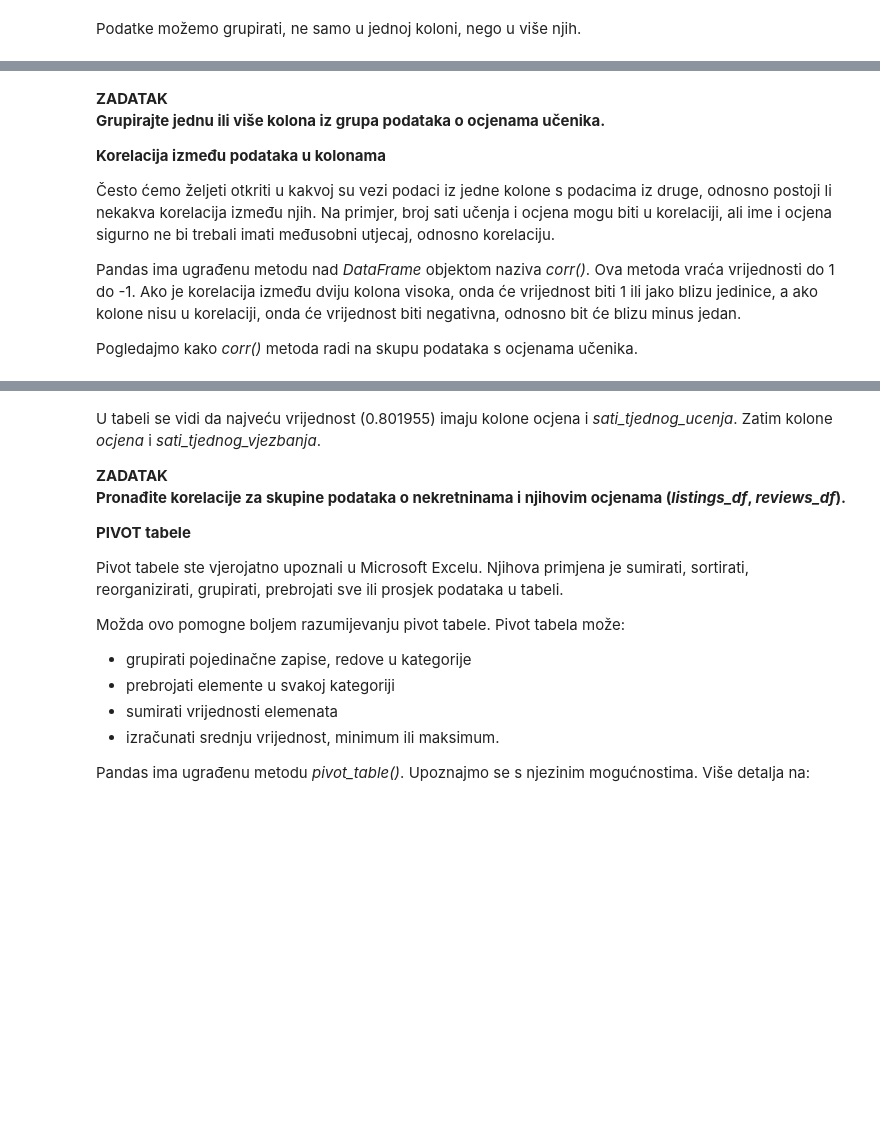
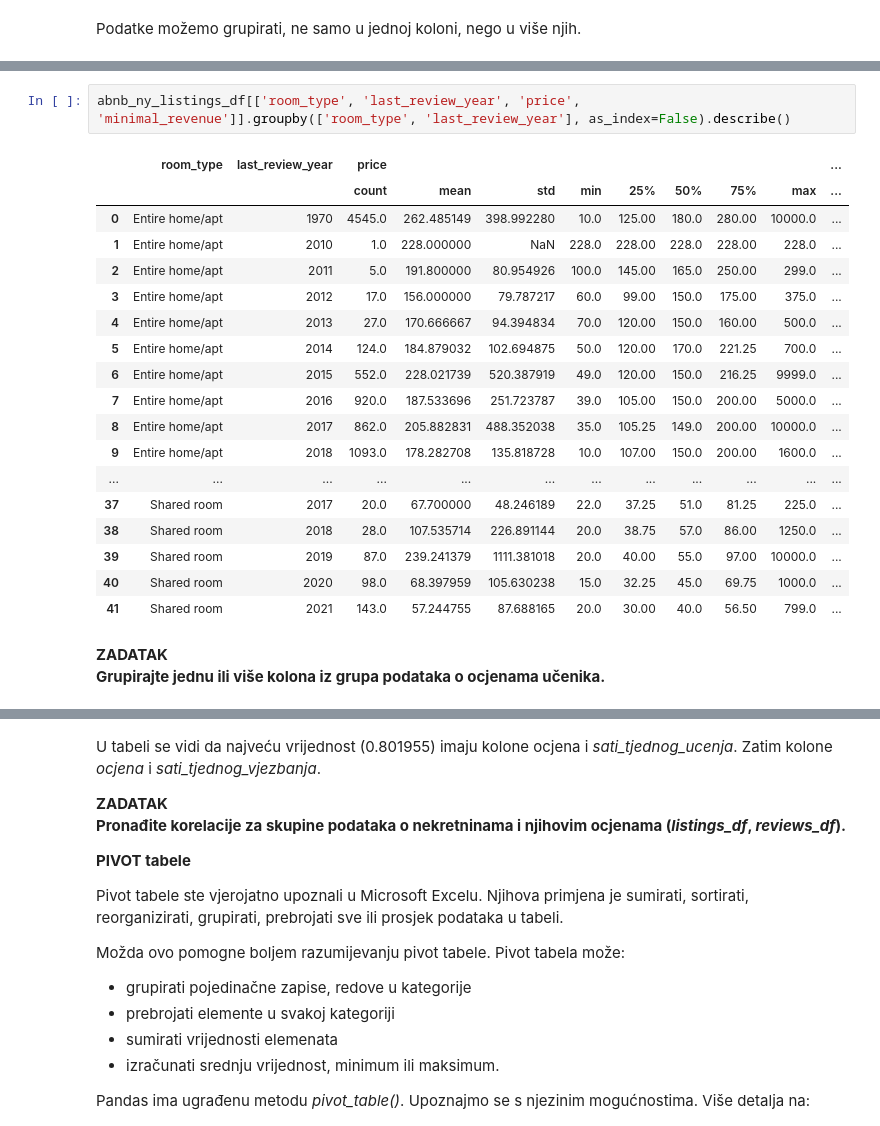
Before and after one commit to py-dev-algebra/py-jupyter-nb, a Jupyter notebook: 02 - Pandas/Pandas - Python modul za analizu podataka - Manipulacija podacima.ipynb, the cells around one changed output, grey strips where cells are left out. Drawn from its saved outputs; the diff is of its cells as text; blank space fills up the shorter version.

```diff
--- a/02 - Pandas/Pandas - Python modul za analizu podataka - Manipulacija podacima.ipynb
+++ b/02 - Pandas/Pandas - Python modul za analizu podataka - Manipulacija podacima.ipynb
@@ -1161,11 +1533,24 @@ Podatke možemo grupirati, ne samo u jednoj koloni, nego u više njih.
+# %%
+abnb_ny_listings_df[['room_type', 'last_review_year', 'price', 'minimal_revenue']].groupby(['room_type', 'last_review_year'], as_index=False).describe()
+# %% [output]
+|  | room_type | last_review_year | price |  |  |  |  |  |  |  | ... |
+|  |  |  | count | mean | std | min | 25% | 50% | 75% | max | ... |
+| 0 | Entire home/apt | 1970 | 4545.0 | 262.485149 | 398.992280 | 10.0 | 125.00 | 180.0 | 280.00 | 10000.0 | ... |
+| 1 | Entire home/apt | 2010 | 1.0 | 228.000000 | NaN | 228.0 | 228.00 | 228.0 | 228.00 | 228.0 | ... |
+| 2 | Entire home/apt | 2011 | 5.0 | 191.800000 | 80.954926 | 100.0 | 145.00 | 165.0 | 250.00 | 299.0 | ... |
+| 3 | Entire home/apt | 2012 | 17.0 | 156.000000 | 79.787217 | 60.0 | 99.00 | 150.0 | 175.00 | 375.0 | ... |
+| 4 | Entire home/apt | 2013 | 27.0 | 170.666667 | 94.394834 | 70.0 | 120.00 | 150.0 | 160.00 | 500.0 | ... |
+| 5 | Entire home/apt | 2014 | 124.0 | 184.879032 | 102.694875 | 50.0 | 120.00 | 170.0 | 221.25 | 700.0 | ... |
+| 6 | Entire home/apt | 2015 | 552.0 | 228.021739 | 520.387919 | 49.0 | 120.00 | 150.0 | 216.25 | 9999.0 | ... |
+| 7 | Entire home/apt | 2016 | 920.0 | 187.533696 | 251.723787 | 39.0 | 105.00 | 150.0 | 200.00 | 5000.0 | ... |
+| 8 | Entire home/apt | 2017 | 862.0 | 205.882831 | 488.352038 | 35.0 | 105.25 | 149.0 | 200.00 | 10000.0 | ... |
+| 9 | Entire home/apt | 2018 | 1093.0 | 178.282708 | 135.818728 | 10.0 | 107.00 | 150.0 | 200.00 | 1600.0 | ... |
+| ... | ... | ... | ... | ... | ... | ... | ... | ... | ... | ... | ... |
+| 37 | Shared room | 2017 | 20.0 | 67.700000 | 48.246189 | 22.0 | 37.25 | 51.0 | 81.25 | 225.0 | ... |
+| 38 | Shared room | 2018 | 28.0 | 107.535714 | 226.891144 | 20.0 | 38.75 | 57.0 | 86.00 | 1250.0 | ... |
+| 39 | Shared room | 2019 | 87.0 | 239.241379 | 1111.381018 | 20.0 | 40.00 | 55.0 | 97.00 | 10000.0 | ... |
+| 40 | Shared room | 2020 | 98.0 | 68.397959 | 105.630238 | 15.0 | 32.25 | 45.0 | 69.75 | 1000.0 | ... |
+| 41 | Shared room | 2021 | 143.0 | 57.244755 | 87.688165 | 20.0 | 30.00 | 40.0 | 56.50 | 799.0 | ... |
 # %% [markdown]
 **ZADATAK**<br>
 **Grupirajte jednu ili više kolona iz grupa podataka o ocjenama učenika.**
-
-**Korelacija između podataka u kolonama**
-
-Često ćemo željeti otkriti u kakvoj su vezi podaci iz jedne kolone s podacima iz druge, odnosno postoji li nekakva korelacija između njih. Na primjer, broj sati učenja i ocjena mogu biti u korelaciji, ali ime i ocjena sigurno ne bi trebali imati međusobni utjecaj, odnosno korelaciju.
-
-Pandas ima ugrađenu metodu nad *DataFrame* objektom naziva *corr()*. Ova metoda vraća vrijednosti do 1 do -1. Ako je korelacija između dviju kolona visoka, onda će vrijednost biti 1 ili jako blizu jedinice, a ako kolone nisu u korelaciji, onda će vrijednost biti negativna, odnosno bit će blizu minus jedan.
-
-Pogledajmo kako *corr()* metoda radi na skupu podataka s ocjenama učenika.
```
Also changed, not shown: parts of 29 cells of this notebook.
